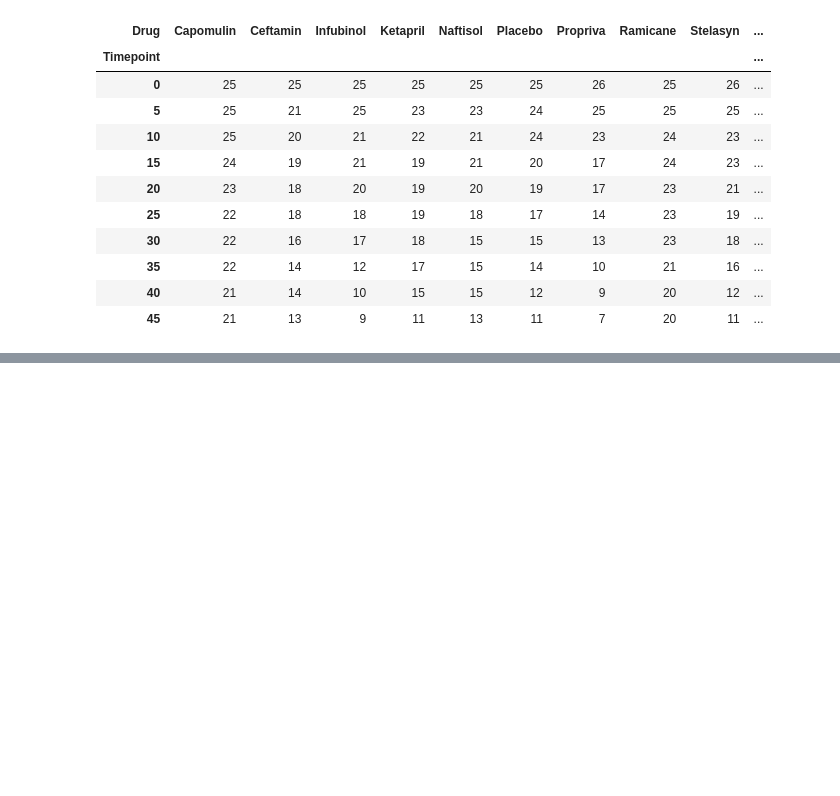
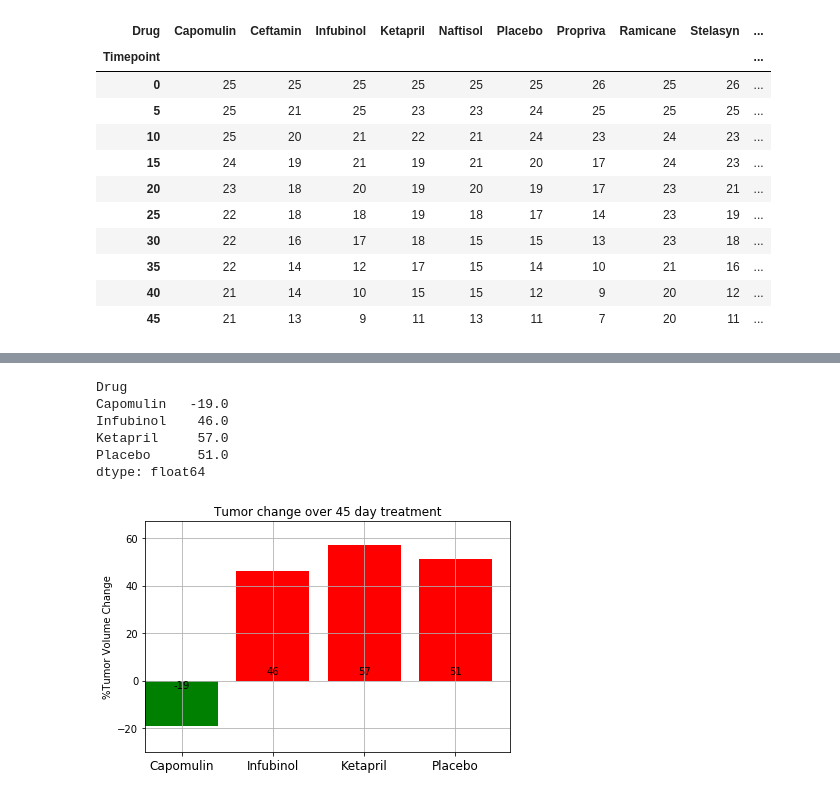
Before and after one commit to Niharika17S/Python-Matplotlib-Pymaceuticals-Inc, a Jupyter notebook: Pharmaceutical.ipynb, the cells around one changed output, grey strips where cells are left out. Saved outputs shown, nothing was run; the diff lists cells and outputs as text; code cells hidden in the pictures; blank space fills up the shorter version.

```diff
--- a/Pharmaceutical.ipynb
+++ b/Pharmaceutical.ipynb
@@ -288,0 +319,52 @@ plot = plt.grid()
+# %%
+# Select four drugs to Calculate the % tumor volume change of 45-day treatment from the baseline (day 0)
+Mean_Tumor_Volume_df1 = Mean_Tumor_Volume_df.set_index('Drug')
+Mean_Tumor_Volume_df1 = Mean_Tumor_Volume_df1.loc[['Capomulin','Infubinol','Ketapril','Placebo'],:]
+Mean_Tumor_Volume_df1 = Mean_Tumor_Volume_df1.reset_index()
+
+tumor_mean_pivot1 = Mean_Tumor_Volume_df1.pivot(index = "Timepoint",columns = "Drug")["Tumor Volume (mm3)"]
+tumor_mean_pivot1.head()
+Drug_pert =  round((tumor_mean_pivot1.loc[45]-tumor_mean_pivot1.loc[0])/tumor_mean_pivot1.loc[0]*100)
+print(Drug_pert)
+# %% [output]
+Drug
+Capomulin   -19.0
+Infubinol    46.0
+Ketapril     57.0
+Placebo      51.0
+dtype: float64
+# %%
+y_axis = Drug_pert
+# %%
+x_axis = np.arange(len(Drug_pert))
+#y_axis = Drug_pert.values
+
+for i,y in enumerate(y_axis):
+    if y<0:
+       bar1 = plt.bar(x_axis[i], y, color="g", alpha=1, align="edge")
+    else:
+       bar1 = plt.bar(x_axis[i], y, color="r", alpha=1, align="edge")
+
+#Set up a loop to label the individual bars with their values
+    for r in bar1:
+        height = r.get_height()
+        if height >0:
+            plt.text(r.get_x() + r.get_width()/2., 2,'%d' % int(height),ha='center', va='bottom')
+        else:
+            plt.text(r.get_x() + r.get_width()/2., -4,'%d' % int(height),ha='center', va='bottom')
+
+
+tick_locations = [value+0.4 for value in x_axis]
+plt.xticks(tick_locations,Drug_pert.index , rotation="horizontal", fontsize=12)
+plt.title("Tumor change over 45 day treatment")
+plt.ylabel("%Tumor Volume Change")
+
+plt.xlim(0, len(x_axis))
+plt.ylim(-30, max(y_axis)+10)
+
+plt.grid(True)
+
+plt.tight_layout()
+plt.show()
+# %% [output]
+[figure, added]
```
Also changed, not shown: parts of 5 cells of this notebook.
